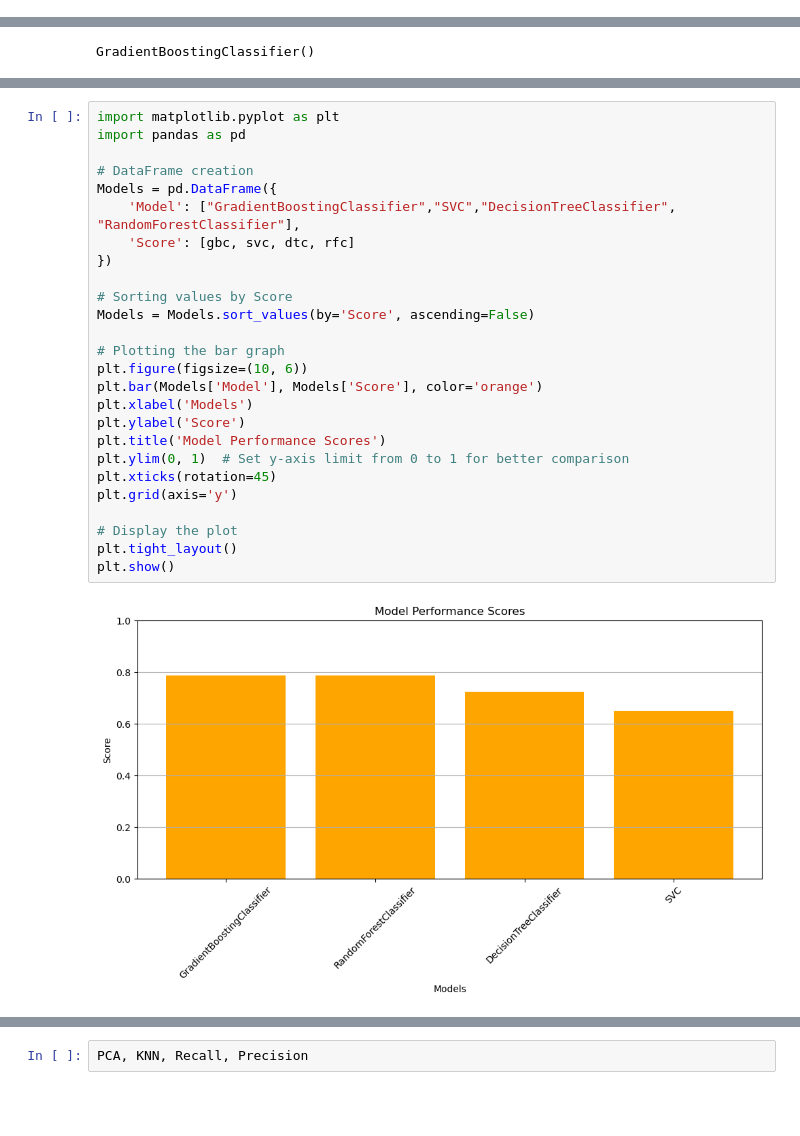
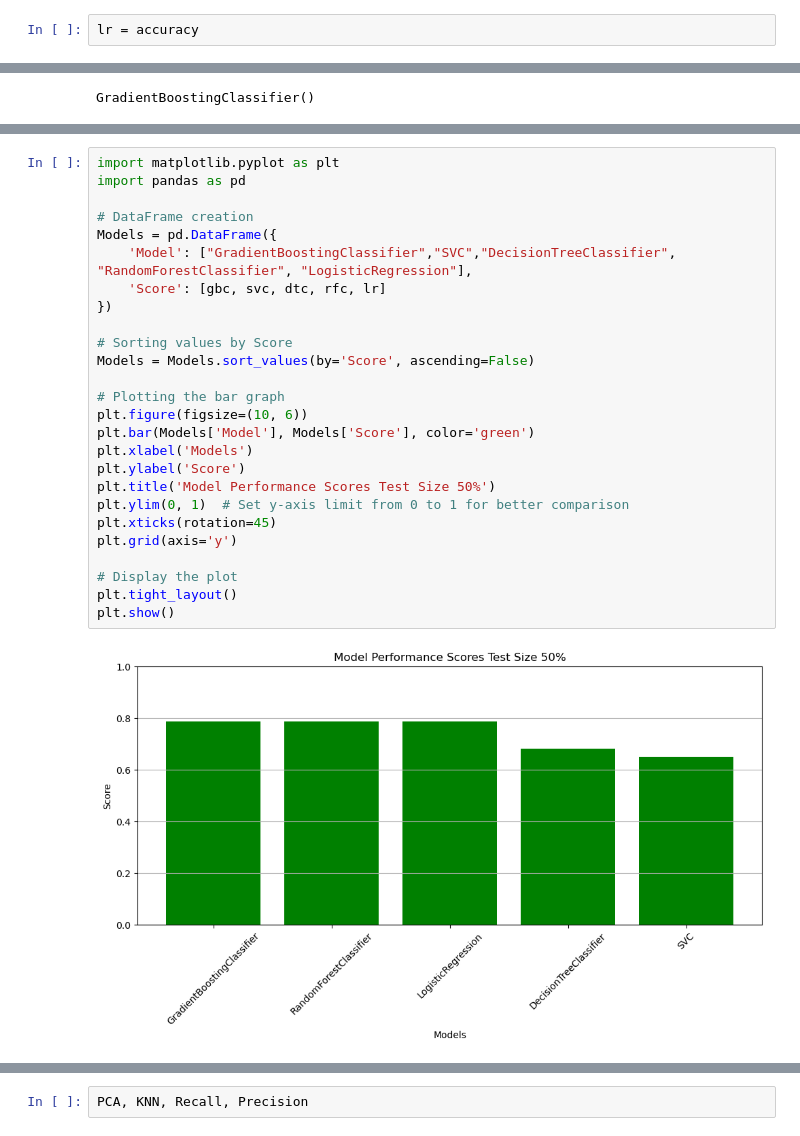
Before and after one commit to rodriguezrj/PredictingLoanDefault, a Jupyter notebook: PredictingLoanDefault.ipynb, the cells around one changed output, grey strips where cells are left out. Saved outputs shown, nothing was run; the diff lists cells and outputs as text; blank space fills up the shorter version.

```diff
--- a/PredictingLoanDefault.ipynb
+++ b/PredictingLoanDefault.ipynb
@@ -212,3 +227,5 @@ weighted avg       0.83      0.79      0.76       123
+# %%
+lr = accuracy
 # %%
 from sklearn.preprocessing import StandardScaler
 from sklearn.neighbors import KNeighborsClassifier
@@ -435,28 +535,28 @@ Models.sort_values(by='Score', ascending=False)
 # %%
 import matplotlib.pyplot as plt
 import pandas as pd
 
 # DataFrame creation
 Models = pd.DataFrame({
-    'Model': ["GradientBoostingClassifier","SVC","DecisionTreeClassifier", "RandomForestClassifier"],
-    'Score': [gbc, svc, dtc, rfc]
+    'Model': ["GradientBoostingClassifier","SVC","DecisionTreeClassifier", "RandomForestClassifier", "LogisticRegression"],
+    'Score': [gbc, svc, dtc, rfc, lr]
 })
 
 # Sorting values by Score
 Models = Models.sort_values(by='Score', ascending=False)
 
 # Plotting the bar graph
 plt.figure(figsize=(10, 6))
-plt.bar(Models['Model'], Models['Score'], color='orange')
+plt.bar(Models['Model'], Models['Score'], color='green')
 plt.xlabel('Models')
 plt.ylabel('Score')
-plt.title('Model Performance Scores')
+plt.title('Model Performance Scores Test Size 50%')
 plt.ylim(0, 1)  # Set y-axis limit from 0 to 1 for better comparison
 plt.xticks(rotation=45)
 plt.grid(axis='y')
 
 # Display the plot
 plt.tight_layout()
 plt.show()
 # %% [output]
-[figure, old version]
+[figure, new version]
```
Also changed, not shown: parts of 9 cells of this notebook.
